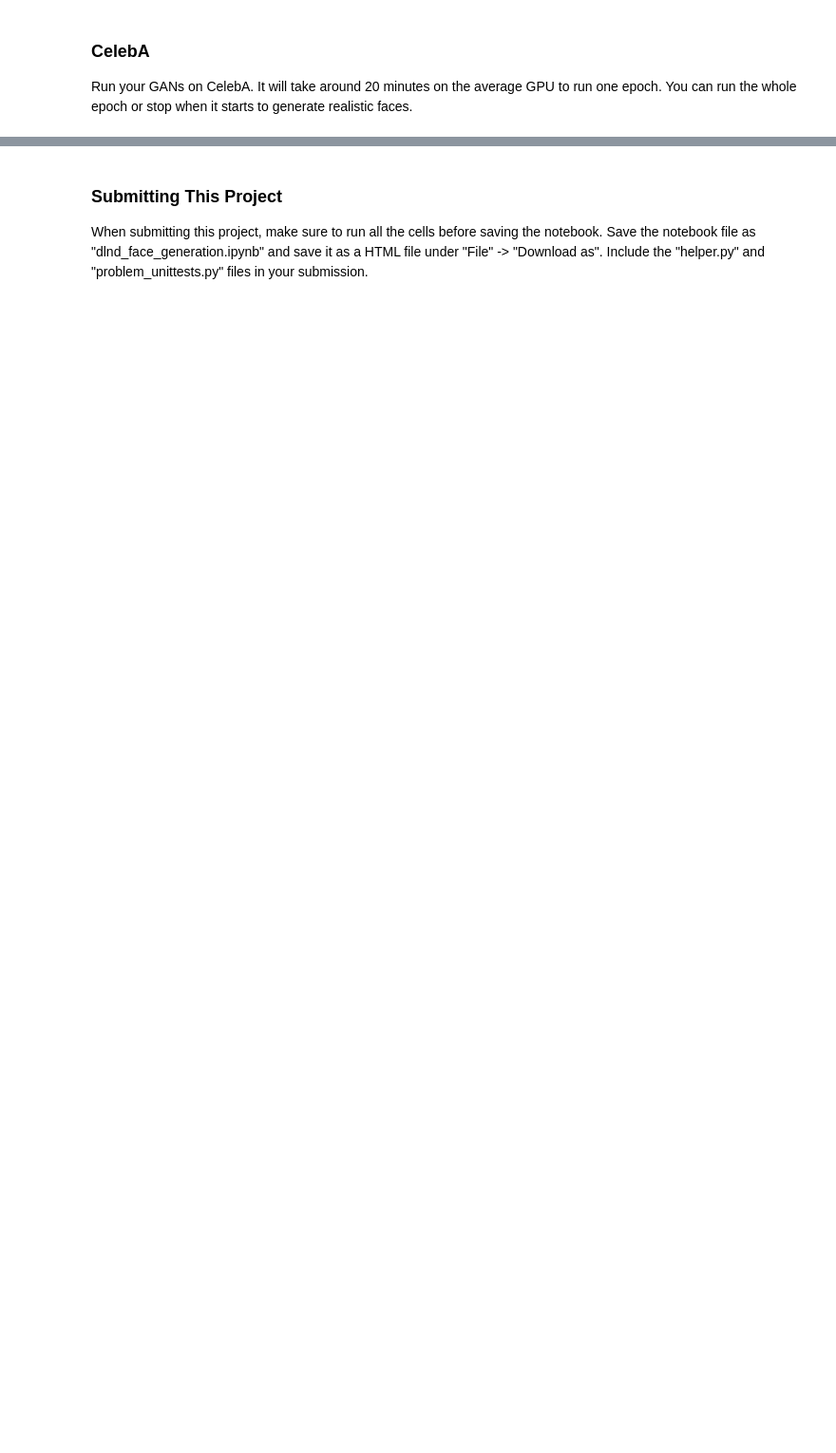
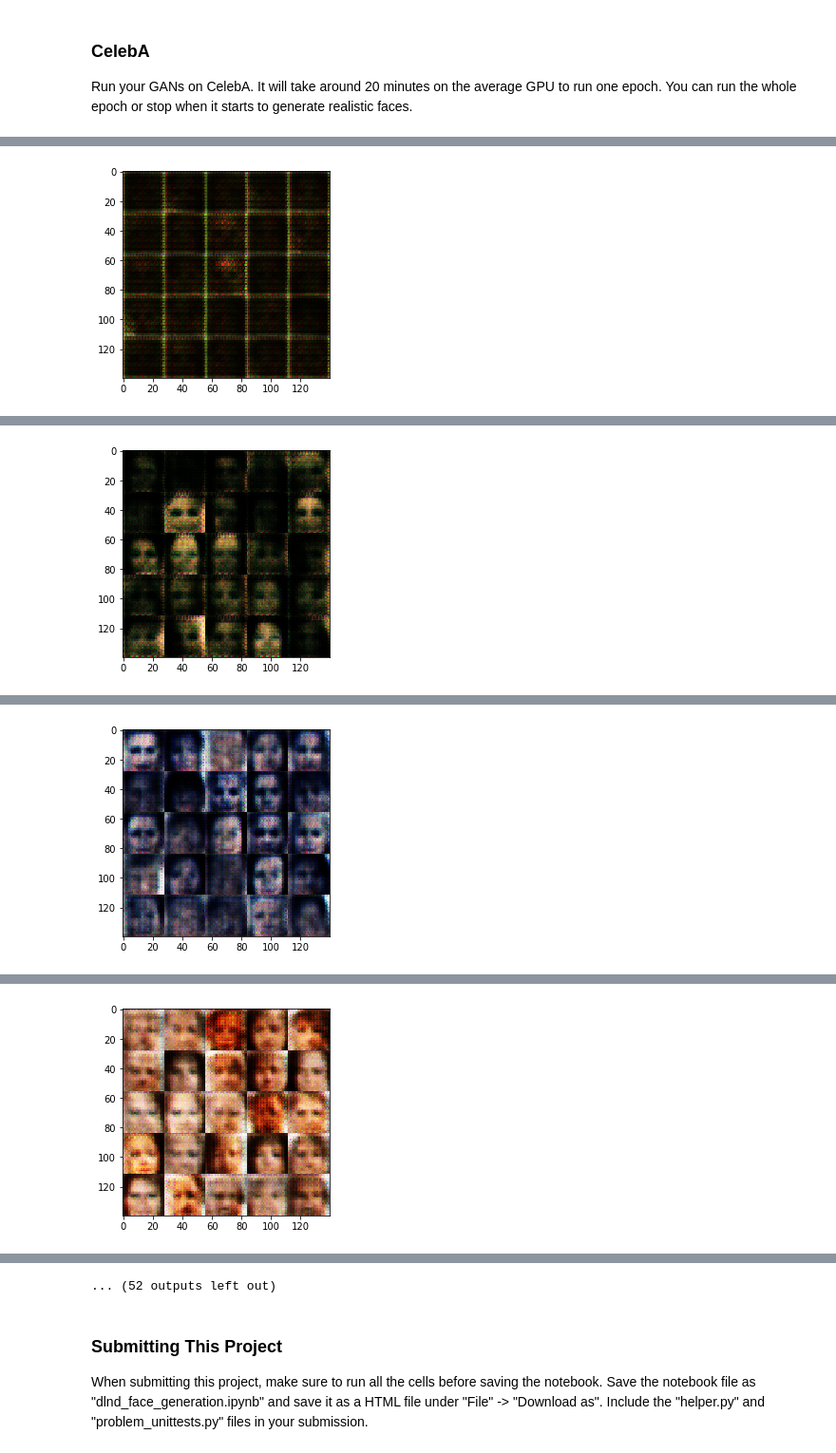
Before and after one commit to jperl/udacity-deep-learning, a Jupyter notebook: face_generation/dlnd_face_generation.ipynb, the cells around one changed output, grey strips where cells are left out. Shown at 95% size. Drawn from its saved outputs; the diff is of its cells as text; code cells hidden in the pictures; blank space fills up the shorter version.

```diff
--- a/face_generation/dlnd_face_generation.ipynb
+++ b/face_generation/dlnd_face_generation.ipynb
@@ -354,10 +417,10 @@ with tf.Graph().as_default():
 ### CelebA
 Run your GANs on CelebA.  It will take around 20 minutes on the average GPU to run one epoch.  You can run the whole epoch or stop when it starts to generate realistic faces.
 # %%
-batch_size = None
-z_dim = None
-learning_rate = None
-beta1 = None
+batch_size = 64
+z_dim = 100
+learning_rate = 0.0002
+beta1 = 0.7
 
 
 """
@@ -369,3 +432,4 @@ celeba_dataset = helper.Dataset('celeba', glob(os.path.join(data_dir, 'img_align
 with tf.Graph().as_default():
     train(epochs, batch_size, z_dim, learning_rate, beta1, celeba_dataset.get_batches,
           celeba_dataset.shape, celeba_dataset.image_mode)
+# %% [output]
@@ -371,0 +446 @@ with tf.Graph().as_default():
+[figure, added]
@@ -371,0 +457 @@ with tf.Graph().as_default():
+[figure, added]
@@ -371,0 +468 @@ with tf.Graph().as_default():
+[figure, added]
@@ -371,0 +479 @@ with tf.Graph().as_default():
+[figure, added]
@@ -372,3 +502,4 @@ with tf.Graph().as_default():
+... (52 outputs left out)
 # %% [markdown]
 ### Submitting This Project
 When submitting this project, make sure to run all the cells before saving the notebook. Save the notebook file as "dlnd_face_generation.ipynb" and save it as a HTML file under "File" -> "Download as". Include the "helper.py" and "problem_unittests.py" files in your submission.
```
Also changed, not shown: parts of 11 cells of this notebook, 4 other files.
